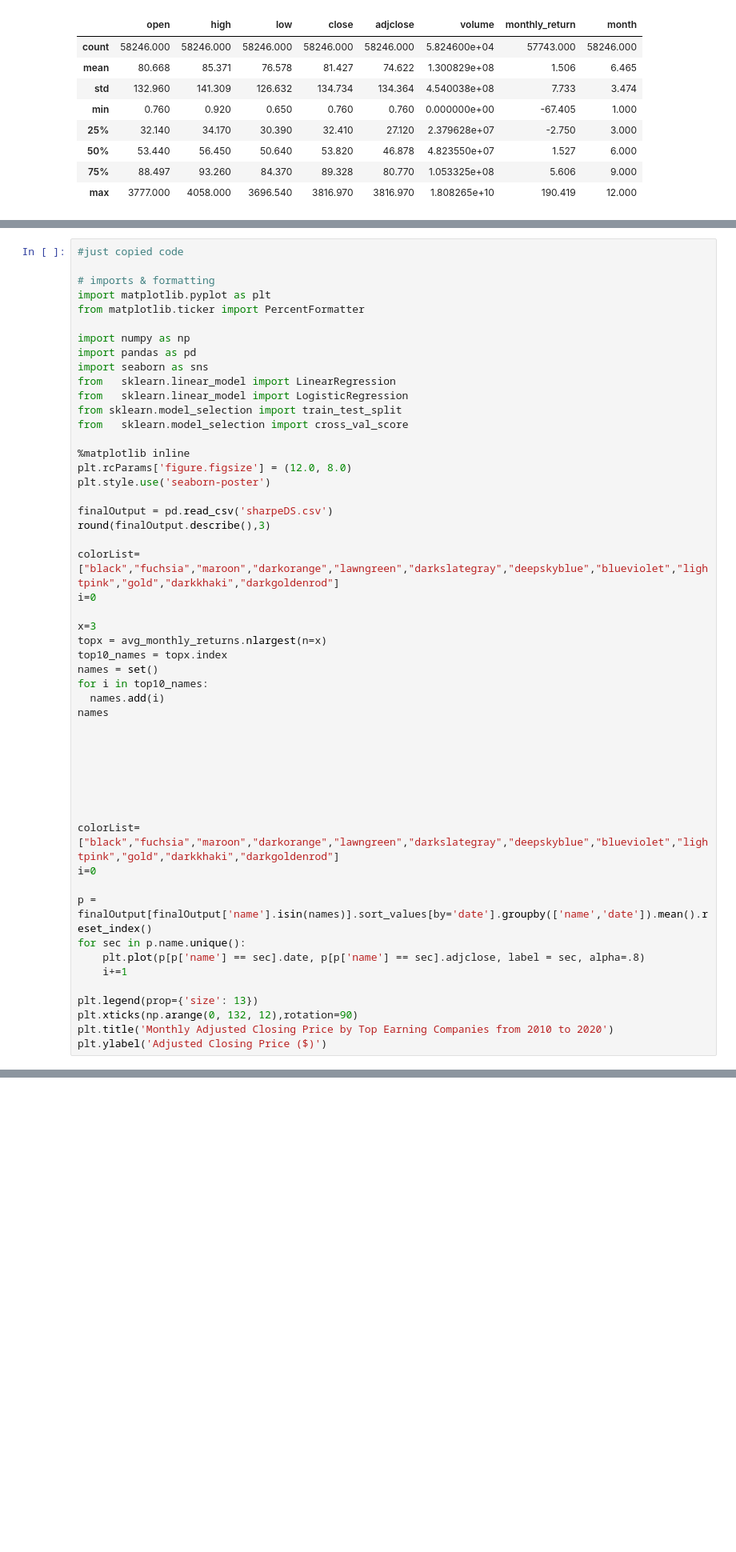
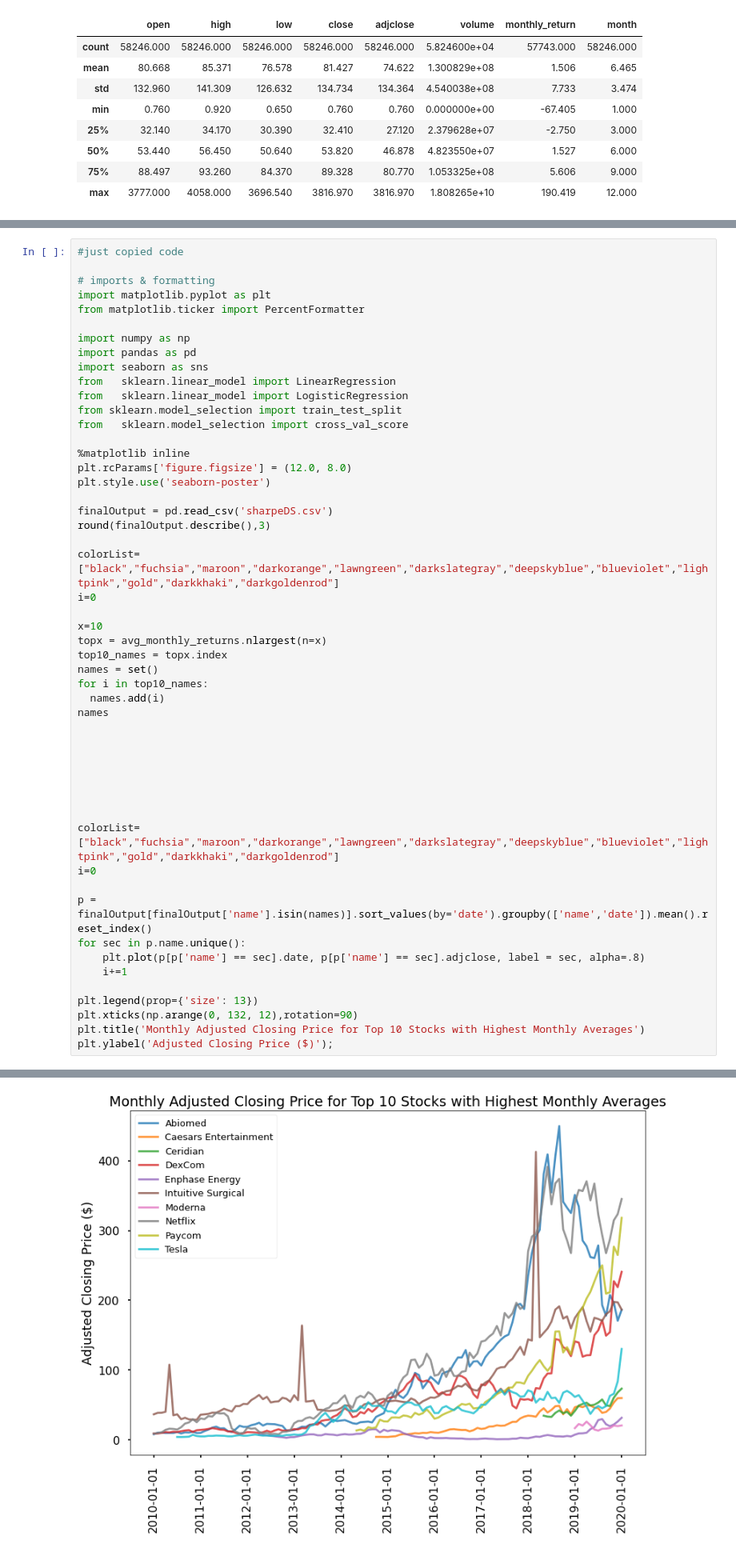
Before and after one commit to H-Cindy/CQF-Deep-Dive-Sharpe, a Jupyter notebook: Deep_dive_sharpe.ipynb, the cells around one changed output, grey strips where cells are left out. Shown at 80% size. Drawn from its saved outputs; the diff is of its cells as text; blank space fills up the shorter version.

Commit message:
Prettier graphs

```diff
--- a/Deep_dive_sharpe.ipynb
+++ b/Deep_dive_sharpe.ipynb
@@ -159,7 +126,7 @@ round(finalOutput.describe(),3)
 colorList=["black","fuchsia","maroon","darkorange","lawngreen","darkslategray","deepskyblue","blueviolet","lightpink","gold","darkkhaki","darkgoldenrod"]
 i=0
 
-x=3
+x=10
 topx = avg_monthly_returns.nlargest(n=x)
 top10_names = topx.index
 names = set()
@@ -176,13 +143,13 @@ names
 colorList=["black","fuchsia","maroon","darkorange","lawngreen","darkslategray","deepskyblue","blueviolet","lightpink","gold","darkkhaki","darkgoldenrod"]
 i=0
 
-p = finalOutput[finalOutput['name'].isin(names)].sort_values[by='date'].groupby(['name','date']).mean().reset_index()
+p = finalOutput[finalOutput['name'].isin(names)].sort_values(by='date').groupby(['name','date']).mean().reset_index()
 for sec in p.name.unique():
     plt.plot(p[p['name'] == sec].date, p[p['name'] == sec].adjclose, label = sec, alpha=.8)
     i+=1
 
 plt.legend(prop={'size': 13})
 plt.xticks(np.arange(0, 132, 12),rotation=90)
-plt.title('Monthly Adjusted Closing Price by Top Earning Companies from 2010 to 2020')
-plt.ylabel('Adjusted Closing Price ($)')
+plt.title('Monthly Adjusted Closing Price for Top 10 Stocks with Highest Monthly Averages')
+plt.ylabel('Adjusted Closing Price ($)');
 # %% [output]
@@ -189,0 +156 @@ SyntaxError: invalid syntax (4195593627.py, line 42)
+[figure, added]
```
Also changed, not shown: parts of 7 cells of this notebook.
